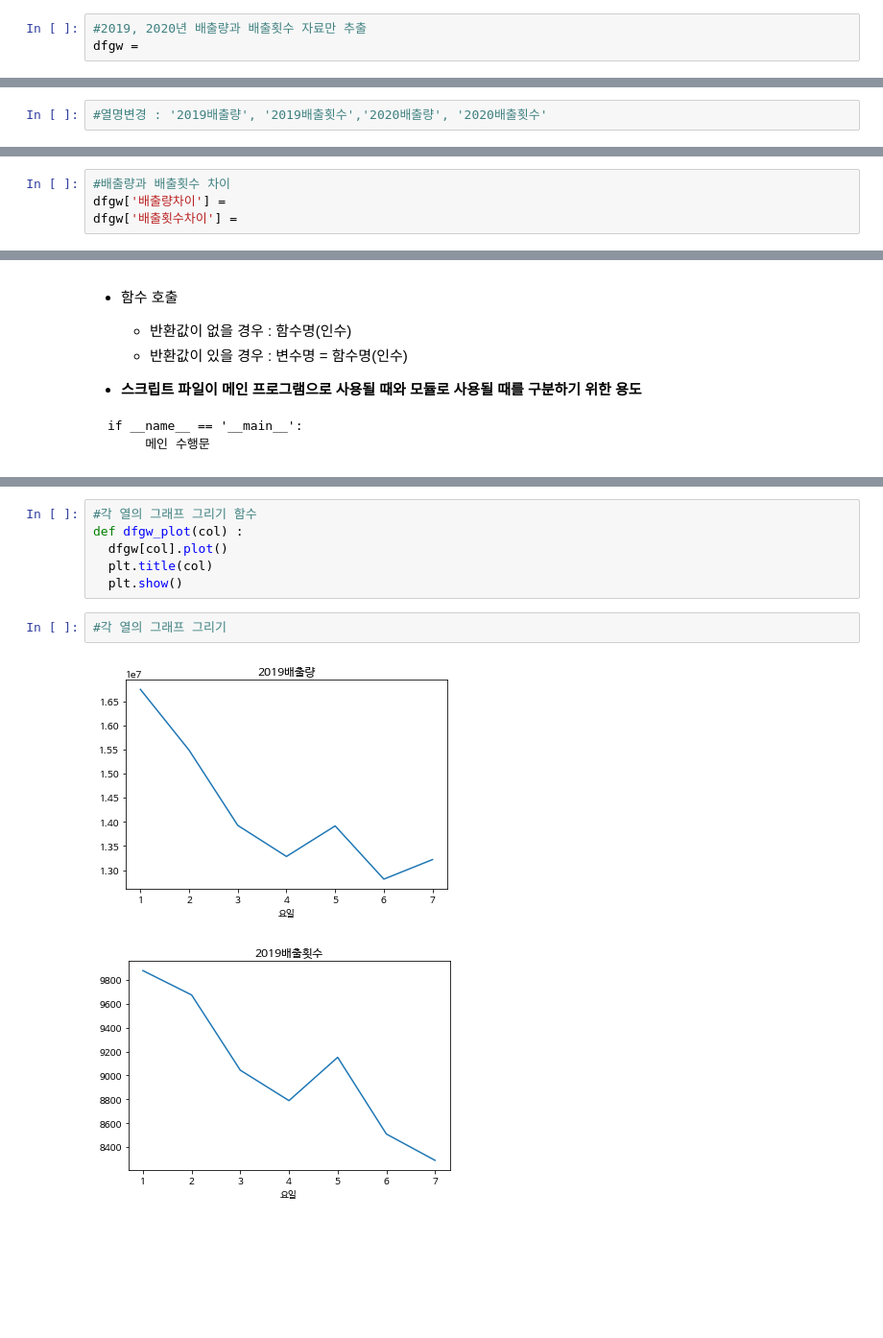
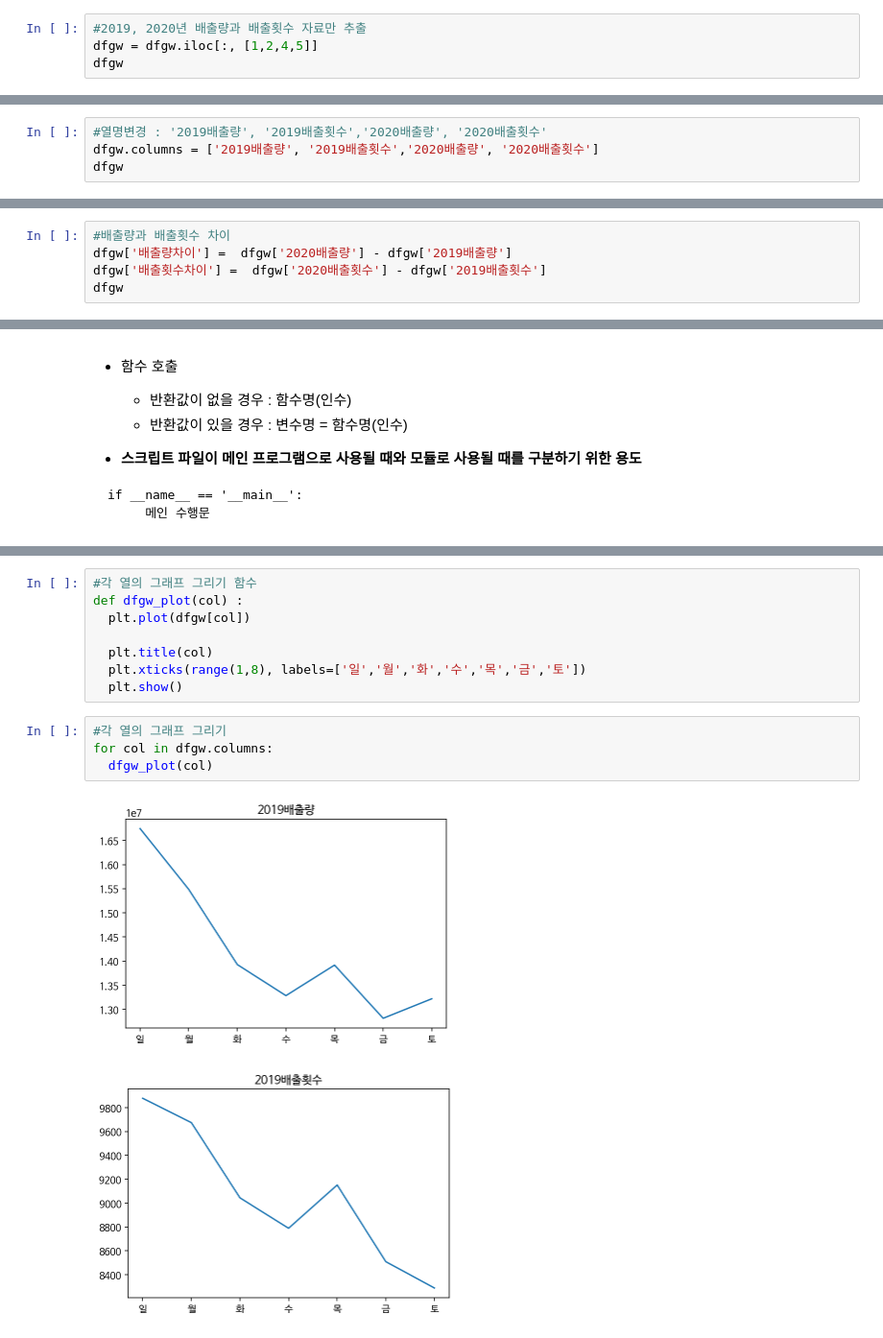
Before and after one commit to cybermin/2022_BSSM, a Jupyter notebook: 03_pandas_basic.ipynb, the cells around one changed output, grey strips where cells are left out. Shown at 96% size. Drawn from its saved outputs; the diff is of its cells as text; blank space fills up the shorter version.

```diff
--- a/03_pandas_basic.ipynb
+++ b/03_pandas_basic.ipynb
@@ -305,3 +546,4 @@ dfgw
 # %%
 #2019, 2020년 배출량과 배출횟수 자료만 추출
-dfgw =
+dfgw = dfgw.iloc[:, [1,2,4,5]]
+dfgw
@@ -308,5 +560,7 @@ dfgw =
 # %%
 #열명변경 : '2019배출량', '2019배출횟수','2020배출량', '2020배출횟수'
+dfgw.columns = ['2019배출량', '2019배출횟수','2020배출량', '2020배출횟수']
+dfgw
 # %% [output]
 |  | 2019배출량 | 2019배출횟수 | 2020배출량 | 2020배출횟수 |
 | 요일 |  |  |  |  |
@@ -319,6 +573,7 @@ dfgw =
 | 7 | 1.321908e+07 | 8288.973558 | 1.456000e+07 | 9256.217548 |
 # %%
 #배출량과 배출횟수 차이
-dfgw['배출량차이'] =
-dfgw['배출횟수차이'] =
+dfgw['배출량차이'] =  dfgw['2020배출량'] - dfgw['2019배출량']
+dfgw['배출횟수차이'] =  dfgw['2020배출횟수'] - dfgw['2019배출횟수']
+dfgw
 # %% [output]
@@ -377,11 +656,15 @@ if __name__ == '__main__':
 # %%
 #각 열의 그래프 그리기 함수
 def dfgw_plot(col) :
-  dfgw[col].plot()
+  plt.plot(dfgw[col])
+
   plt.title(col)
+  plt.xticks(range(1,8), labels=['일','월','화','수','목','금','토'])
   plt.show()
 # %%
 #각 열의 그래프 그리기
+for col in dfgw.columns:
+  dfgw_plot(col)
 # %% [output]
-[figure, old version]
+[figure, new version]
-[figure, old version]
+[figure, new version]
```
Also changed, not shown: parts of 49 cells of this notebook.
